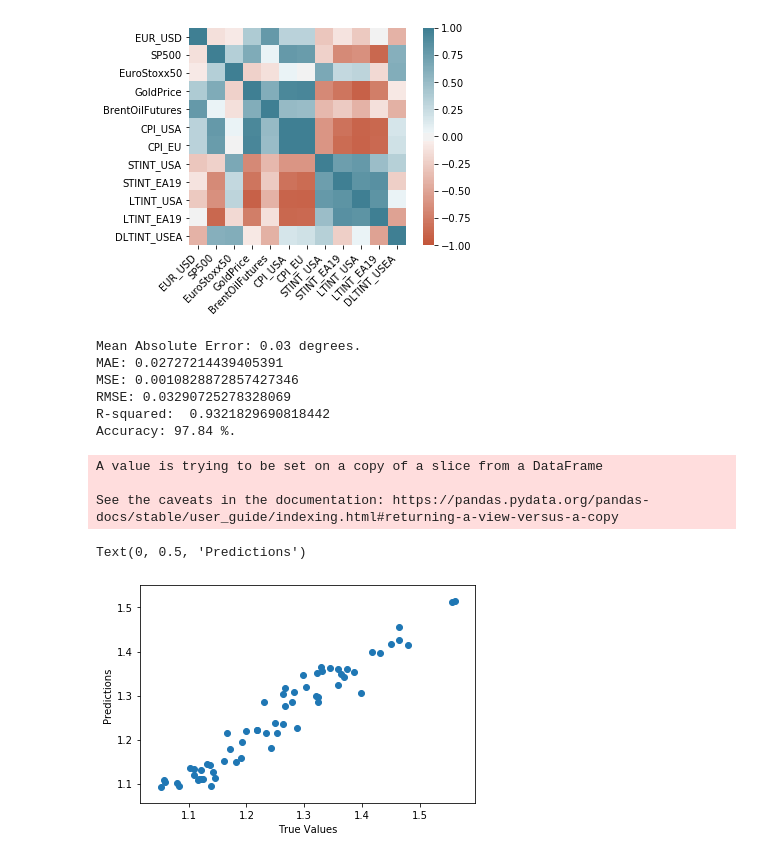
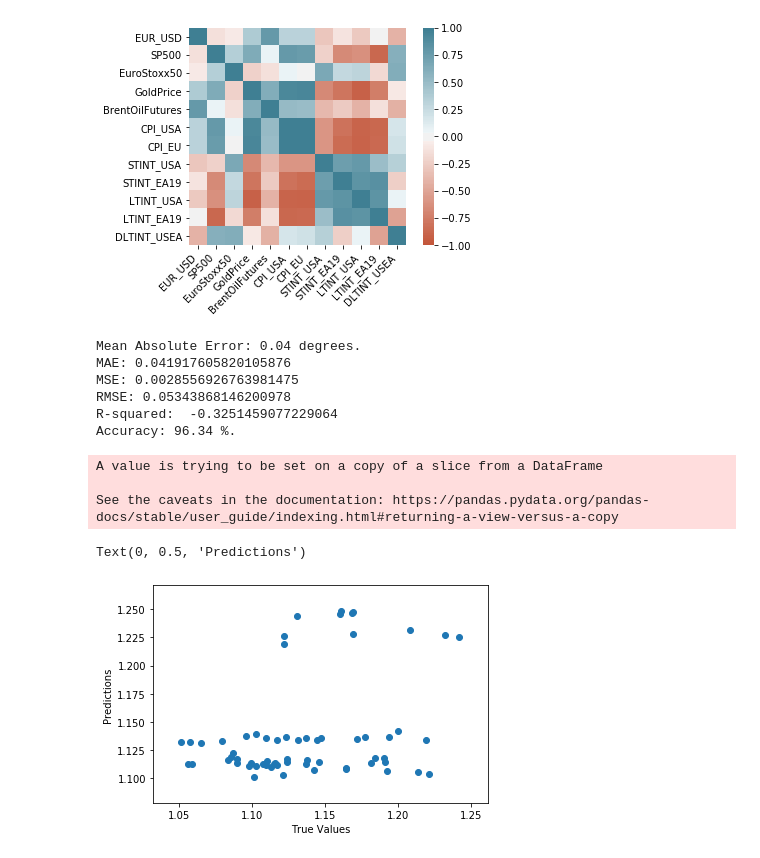
Before and after one commit to TonyYHLau/COMP5212Project, a Jupyter notebook: term project_brian.ipynb, the cells around one changed output. Drawn from its saved outputs; the diff is of its cells as text; code cells hidden in the pictures.

```diff
--- a/term project_brian.ipynb
+++ b/term project_brian.ipynb
@@ -15,7 +15,7 @@ from sklearn.metrics import mean_squared_error
 from sklearn.metrics import r2_score
 from sklearn import metrics
 # %%
-df_er = pd.read_excel (r'/Users/brianyu/OneDrive - HKUST Connect/Term Project/Data_COMP5212project_brian.xlsx', sheet_name='ER')
+df_er = pd.read_excel (r'/Users/brianyu/Desktop/Term Project/Data_COMP5212project_brian.xlsx', sheet_name='ER')
 print (df_er)
 # %% [output]
           Date  USD_CNY  USD_JPY  EUR_USD  USD_CAD  AUD_USD  USD_CHF  GBP_USD
@@ -46,7 +46,7 @@ df_er.head()
 # %%
 df_er=df_er.drop(columns='Date')
 # %%
-df_var = pd.read_excel (r'/Users/brianyu/OneDrive - HKUST Connect/Term Project/Data_COMP5212project_brian.xlsx', sheet_name='Variables')
+df_var = pd.read_excel (r'/Users/brianyu/Desktop/Term Project/Data_COMP5212project_brian.xlsx', sheet_name='Variables')
 # %%
 df_var.head()
 # %% [output]
@@ -119,43 +119,44 @@ df_usdeu.dropna(inplace=True)
 usdeu_y=df_usdeu['EUR_USD']
 usdeu_x=df_usdeu.drop('EUR_USD', axis=1)
 #usdeu_x=np.c_[df_usdeu['SP500'], df_usdeu['EuroStoxx50'],df_usdeu['GoldPrice'],df_usdeu['BrentOilFutures'],df_usdeu['CPI_USA'],df_usdeu['CPI_EU'],df_usdeu['STINT_USA'],df_usdeu['STINT_EA19'],df_usdeu['LTINT_USA'],df_usdeu['LTINT_EA19'],df_usdeu['DLTINT_USEA']]
-
-usdeu_x_train, usdeu_x_test, usdeu_y_train, usdeu_y_test = train_test_split(usdeu_x, usdeu_y, test_size = 0.3)
+test_size=0.3
+usdeu_x_train, usdeu_x_test, usdeu_y_train, usdeu_y_test = train_test_split(usdeu_x, usdeu_y, test_size = test_size, shuffle=False) #split data without shuffling
 
 regressor = RandomForestRegressor(n_estimators = 100, random_state = 0)
 
 regressor.fit(usdeu_x_train, usdeu_y_train)
 
 # Use the forest's predict method on the test data
 predictions = regressor.predict(usdeu_x_test)
+
 # Calculate the absolute errors
 errors = abs(predictions - usdeu_y_test)
 # Print out the mean absolute error (mae)
 print('Mean Absolute Error:', round(np.mean(errors), 2), 'degrees.')
 
 print('MAE:', metrics.mean_absolute_error(usdeu_y_test, predictions))
 print('MSE:', metrics.mean_squared_error(usdeu_y_test, predictions))
 print('RMSE:', np.sqrt(metrics.mean_squared_error(usdeu_y_test, predictions)))
 print ('R-squared: ',metrics.r2_score(usdeu_y_test, predictions))
 
 # Calculate mean absolute percentage error (MAPE)
 mape = 100 * (errors / usdeu_y_test)
 # Calculate and display accuracy
 accuracy = 100 - np.mean(mape)
 print('Accuracy:', round(accuracy, 2), '%.')
 
 plt.scatter(usdeu_y_test, predictions)
 plt.xlabel("True Values")
 plt.ylabel("Predictions")
 # %% [output]
-Mean Absolute Error: 0.03 degrees.
-MAE: 0.02727214439405391
-MSE: 0.0010828872857427346
-RMSE: 0.03290725278328069
-R-squared:  0.9321829690818442
-Accuracy: 97.84 %.
+Mean Absolute Error: 0.04 degrees.
+MAE: 0.041917605820105876
+MSE: 0.0028556926763981475
+RMSE: 0.05343868146200978
+R-squared:  -0.3251459077229064
+Accuracy: 96.34 %.
 A value is trying to be set on a copy of a slice from a DataFrame
 
 See the caveats in the documentation: https://pandas.pydata.org/pandas-docs/stable/user_guide/indexing.html#returning-a-view-versus-a-copy
 Text(0, 0.5, 'Predictions')
-[figure, old version]
+[figure, new version]
```
Also changed, not shown: parts of 8 cells of this notebook.
